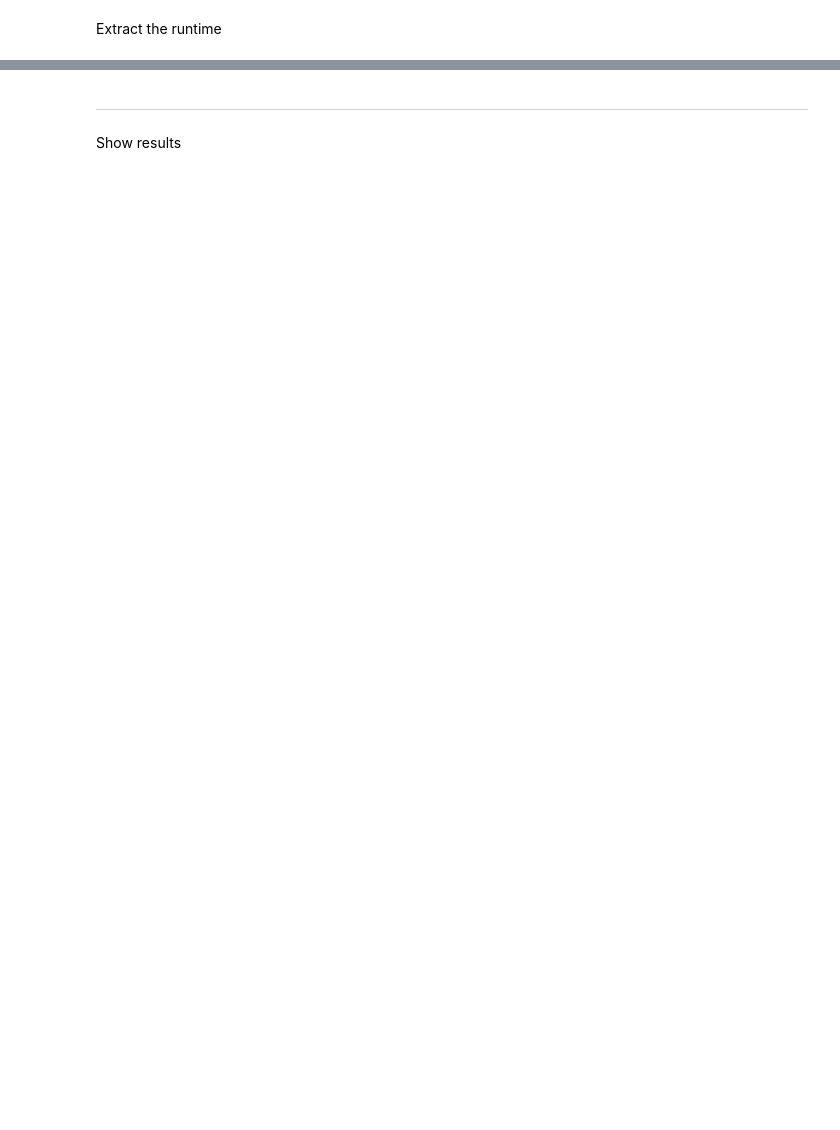
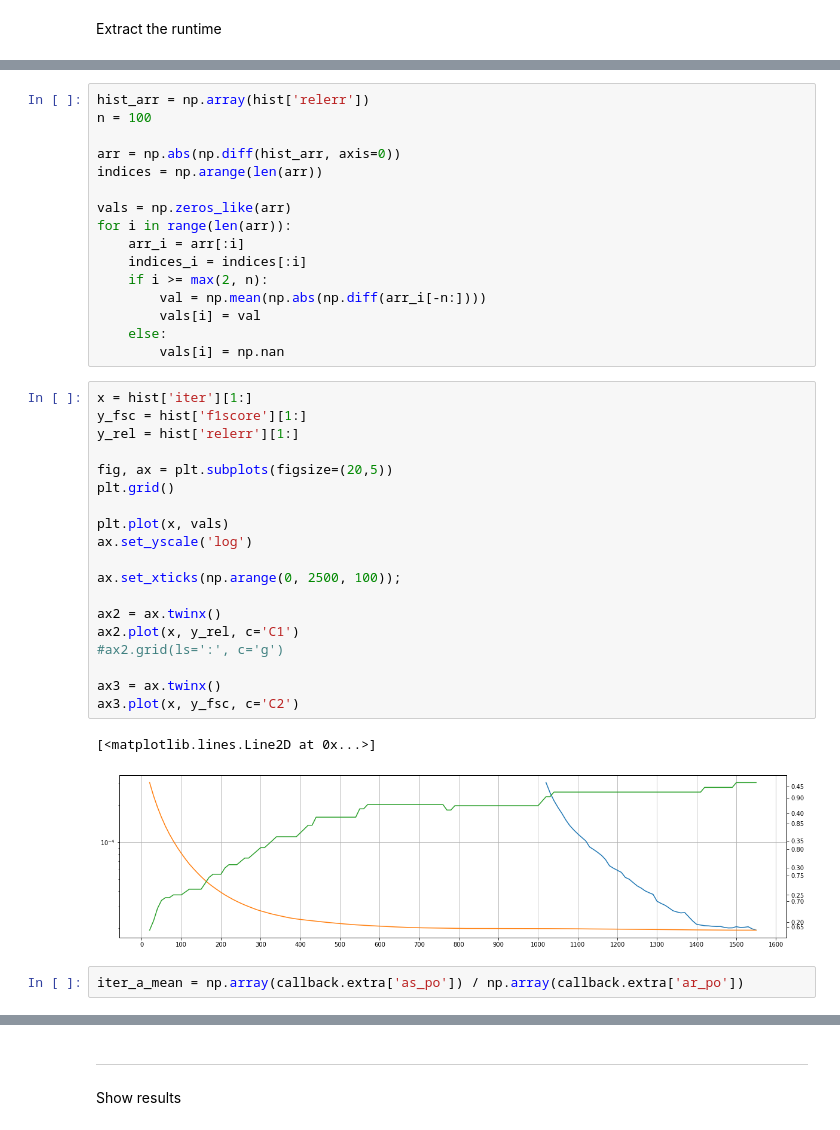
Before and after one commit to trouleau/var-wold, a Jupyter notebook: notebook/5-wt-test-WoldModelVariational-new-updates.ipynb, the cells around one changed output, grey strips where cells are left out. Cells and saved outputs as stored; diff of their text form; blank space fills up the shorter version.

```diff
--- a/notebook/5-wt-test-WoldModelVariational-new-updates.ipynb
+++ b/notebook/5-wt-test-WoldModelVariational-new-updates.ipynb
@@ -183,0 +218,40 @@ np.mean(hist['time'][1:]) * hist['iter'][-1]
+# %%
+hist_arr = np.array(hist['relerr'])
+n = 100
+
+arr = np.abs(np.diff(hist_arr, axis=0))
+indices = np.arange(len(arr))
+
+vals = np.zeros_like(arr)
+for i in range(len(arr)):
+    arr_i = arr[:i]
+    indices_i = indices[:i]
+    if i >= max(2, n):
+        val = np.mean(np.abs(np.diff(arr_i[-n:])))
+        vals[i] = val
+    else:
+        vals[i] = np.nan
+# %%
+x = hist['iter'][1:]
+y_fsc = hist['f1score'][1:]
+y_rel = hist['relerr'][1:]
+
+fig, ax = plt.subplots(figsize=(20,5))
+plt.grid()
+
+plt.plot(x, vals)
+ax.set_yscale('log')
+
+ax.set_xticks(np.arange(0, 2500, 100));
+
+ax2 = ax.twinx()
+ax2.plot(x, y_rel, c='C1')
+#ax2.grid(ls=':', c='g')
+
+ax3 = ax.twinx()
+ax3.plot(x, y_fsc, c='C2')
+# %% [output]
+[<matplotlib.lines.Line2D at 0x...>]
+[figure, added]
+# %%
+iter_a_mean = np.array(callback.extra['as_po']) / np.array(callback.extra['ar_po'])
```
Also changed, not shown: parts of 27 cells of this notebook, 9 other files.
